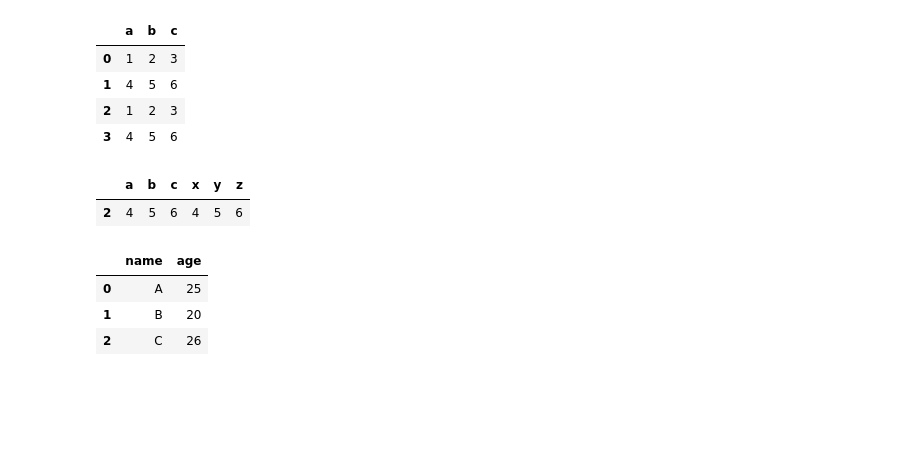
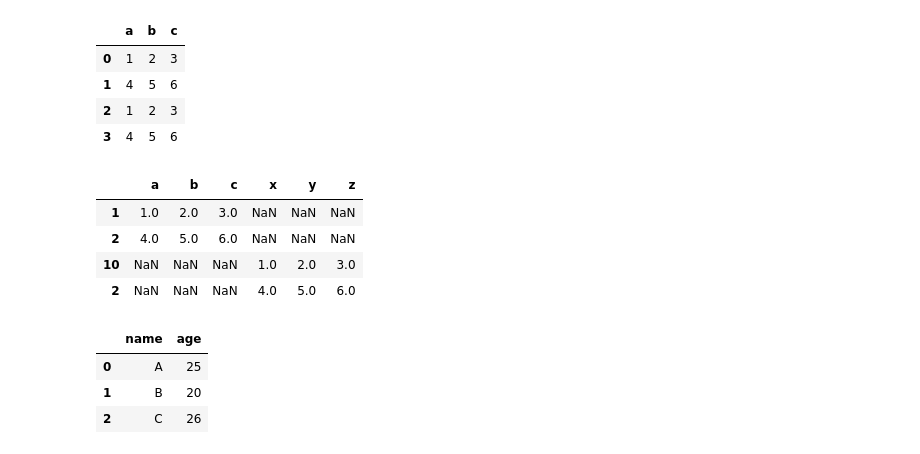
Before and after one commit to srikanthpragada/DS_26_AUG_2020, a Jupyter notebook: pandas/marks_df.ipynb, the cells around one changed output. Saved outputs shown, nothing was run; the diff lists cells and outputs as text; code cells hidden in the pictures; blank space fills up the shorter version.

```diff
--- a/pandas/marks_df.ipynb
+++ b/pandas/marks_df.ipynb
@@ -793,9 +793,12 @@ pd.concat((df1,df2), ignore_index=True)
 df1 = pd.DataFrame( ((1,2,3),(4,5,6)), columns=list('abc'), index=(1,2))
 df2 = pd.DataFrame( ((1,2,3),(4,5,6)), columns=list('xyz'), index=(10,2))
 # %%
-pd.concat((df1,df2), axis=1, join='inner')
+pd.concat((df1,df2))
 # %% [output]
 |  | a | b | c | x | y | z |
-| 2 | 4 | 5 | 6 | 4 | 5 | 6 |
+| 1 | 1.0 | 2.0 | 3.0 | NaN | NaN | NaN |
+| 2 | 4.0 | 5.0 | 6.0 | NaN | NaN | NaN |
+| 10 | NaN | NaN | NaN | 1.0 | 2.0 | 3.0 |
+| 2 | NaN | NaN | NaN | 4.0 | 5.0 | 6.0 |
 # %%
 df1 = pd.DataFrame ( {'name' : ['A','B','C'], 'age' : [25,20,26]})
```
Also changed, not shown: parts of 13 cells of this notebook, 1 other file.
